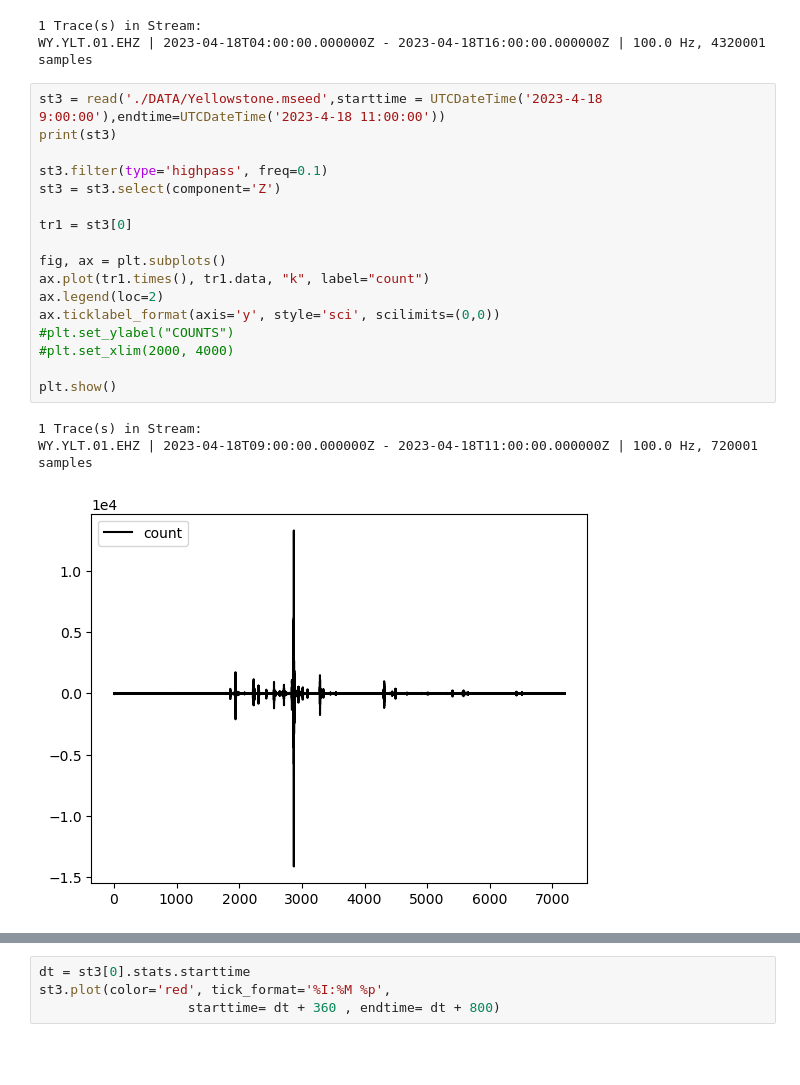
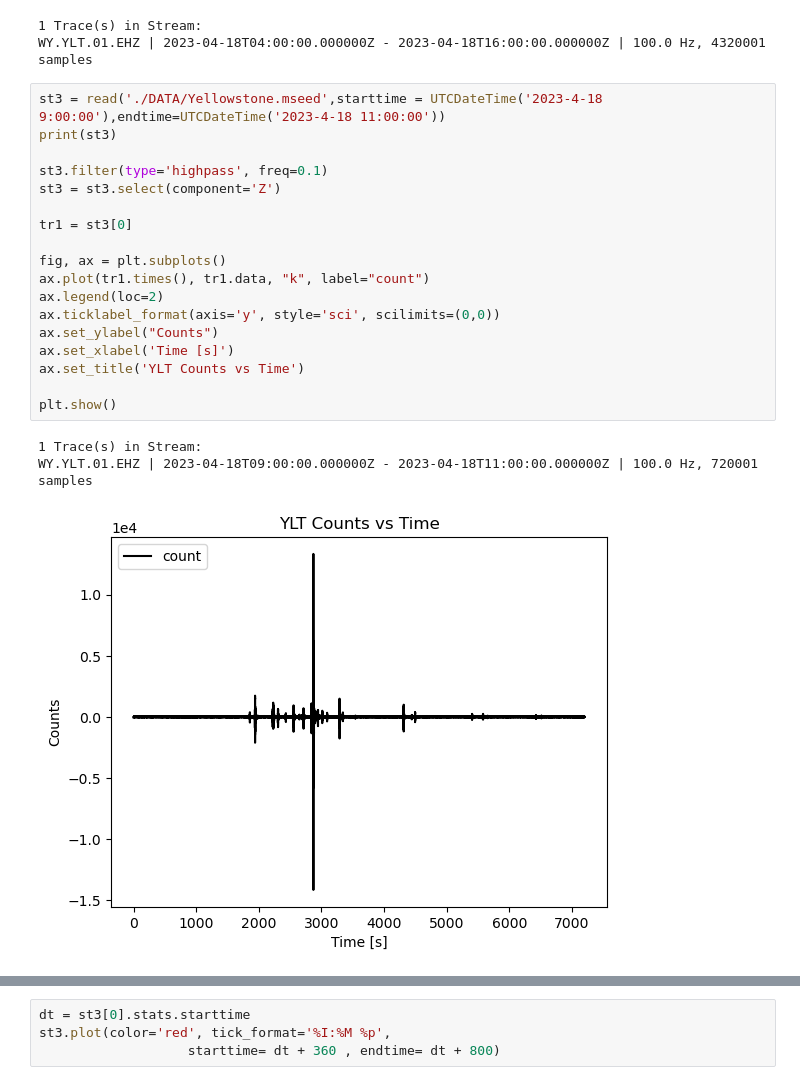
Before and after one commit to GPGN-268-archive/FP01-mars-seismo, a Jupyter notebook: ChloeWork.ipynb, the cells around one changed output, grey strips where cells are left out. Drawn from its saved outputs; the diff is of its cells as text; blank space fills up the shorter version.

```diff
--- a/ChloeWork.ipynb
+++ b/ChloeWork.ipynb
@@ -106,24 +106,25 @@ WY.YLT.01.EHZ | 2023-04-18T04:00:00.000000Z - 2023-04-18T16:00:00.000000Z | 100.
 # %%
 st3 = read('./DATA/Yellowstone.mseed',starttime = UTCDateTime('2023-4-18 9:00:00'),endtime=UTCDateTime('2023-4-18 11:00:00'))
 print(st3)
 
 st3.filter(type='highpass', freq=0.1)
 st3 = st3.select(component='Z')
 
 tr1 = st3[0]
 
 fig, ax = plt.subplots()
 ax.plot(tr1.times(), tr1.data, "k", label="count")
 ax.legend(loc=2)
 ax.ticklabel_format(axis='y', style='sci', scilimits=(0,0))
-#plt.set_ylabel("COUNTS")
-#plt.set_xlim(2000, 4000)
+ax.set_ylabel("Counts")
+ax.set_xlabel('Time [s]')
+ax.set_title('YLT Counts vs Time')
 
 plt.show()
 # %% [output]
 1 Trace(s) in Stream:
 WY.YLT.01.EHZ | 2023-04-18T09:00:00.000000Z - 2023-04-18T11:00:00.000000Z | 100.0 Hz, 720001 samples
-[figure, old version]
+[figure, new version]
 # %%
 # Filtering with a lowpass on a copy of the original Trace
 tr1_filt = tr1.copy()
```
Also changed, not shown: parts of 3 cells of this notebook, 1 other file.
